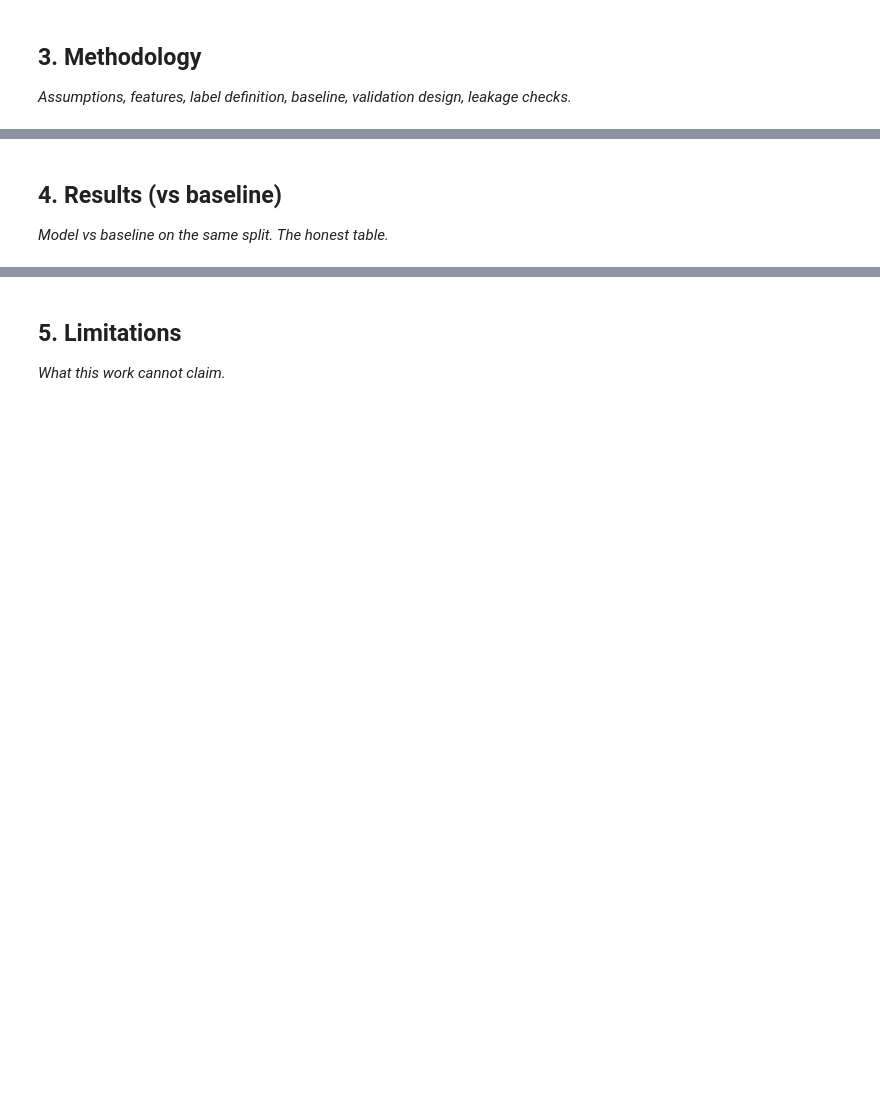
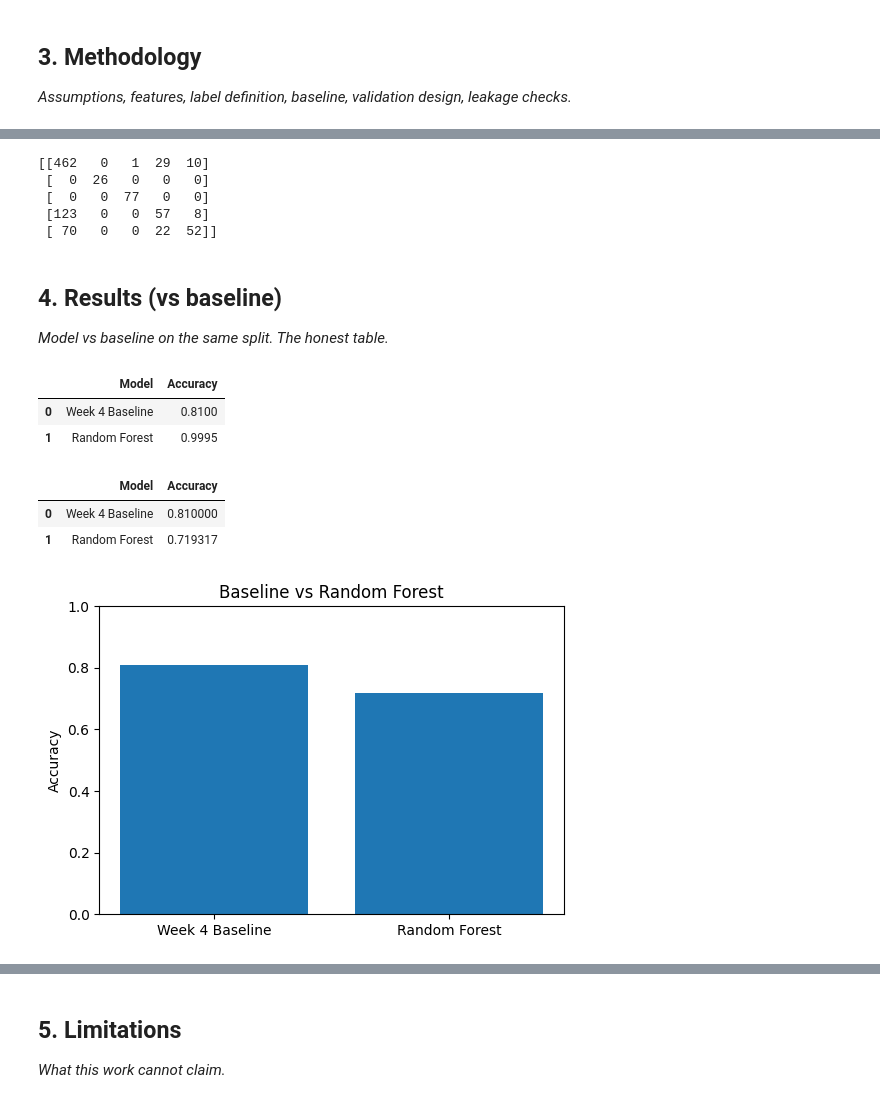
Before and after one commit to prateeky559/FlyrankML, a Jupyter notebook: work/notebooks/capstone.ipynb, the cells around one changed output, grey strips where cells are left out. Saved outputs shown, nothing was run; the diff lists cells and outputs as text; code cells hidden in the pictures; blank space fills up the shorter version.

```diff
--- a/work/notebooks/capstone.ipynb
+++ b/work/notebooks/capstone.ipynb
@@ -21,4 +271,68 @@ This skeleton is yours to fill. Work the sections **in order** — each one has
+# %%
+cm = confusion_matrix(y_test,y_pred)
+
+print(cm)
+# %% [output]
+[[462   0   1  29  10]
+ [  0  26   0   0   0]
+ [  0   0  77   0   0]
+ [123   0   0  57   8]
+ [ 70   0   0  22  52]]
 # %% [markdown]
 ## 4. Results (vs baseline)
 
 *Model vs baseline on the same split. The honest table.*
+# %%
+import pandas as pd
+
+results = pd.DataFrame({
+    "Model":[
+        "Week 4 Baseline",
+        "Random Forest"
+    ],
+    "Accuracy":[
+        0.81,
+        0.9995
+    ]
+})
+
+results
+# %% [output]
+|  | Model | Accuracy |
+| 0 | Week 4 Baseline | 0.8100 |
+| 1 | Random Forest | 0.9995 |
+# %%
+import pandas as pd
+
+results = pd.DataFrame({
+    "Model": [
+        "Week 4 Baseline",
+        "Random Forest"
+    ],
+    "Accuracy": [
+        0.81,
+        rf_accuracy
+    ]
+})
+
+results
+# %% [output]
+|  | Model | Accuracy |
+| 0 | Week 4 Baseline | 0.810000 |
+| 1 | Random Forest | 0.719317 |
+# %%
+import matplotlib.pyplot as plt
+
+plt.figure(figsize=(6,4))
+
+plt.bar(results["Model"], results["Accuracy"])
+
+plt.title("Baseline vs Random Forest")
+
+plt.ylabel("Accuracy")
+
+plt.ylim(0,1)
+
+plt.show()
+# %% [output]
+[figure, added]
```
Also changed, not shown: parts of 42 cells of this notebook.
